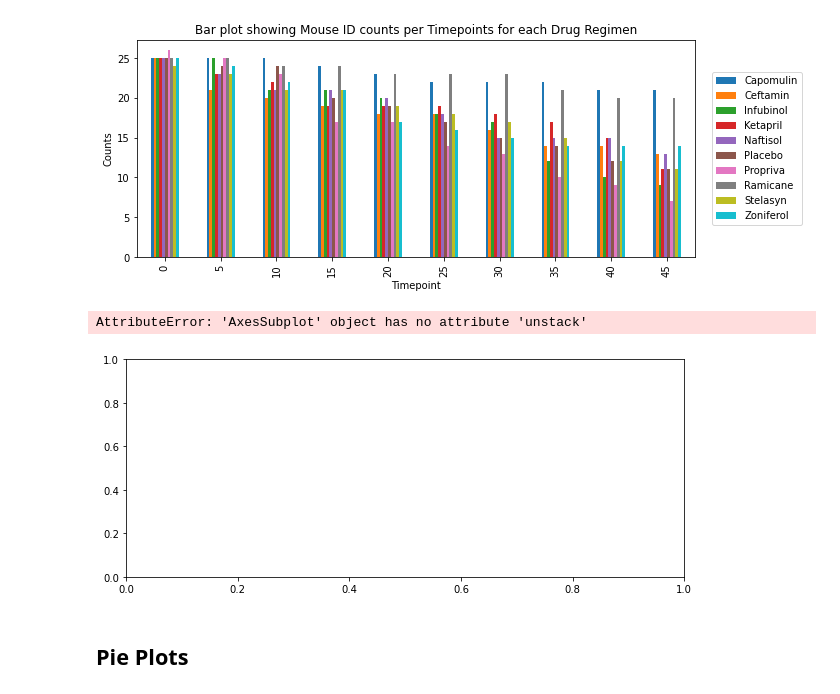
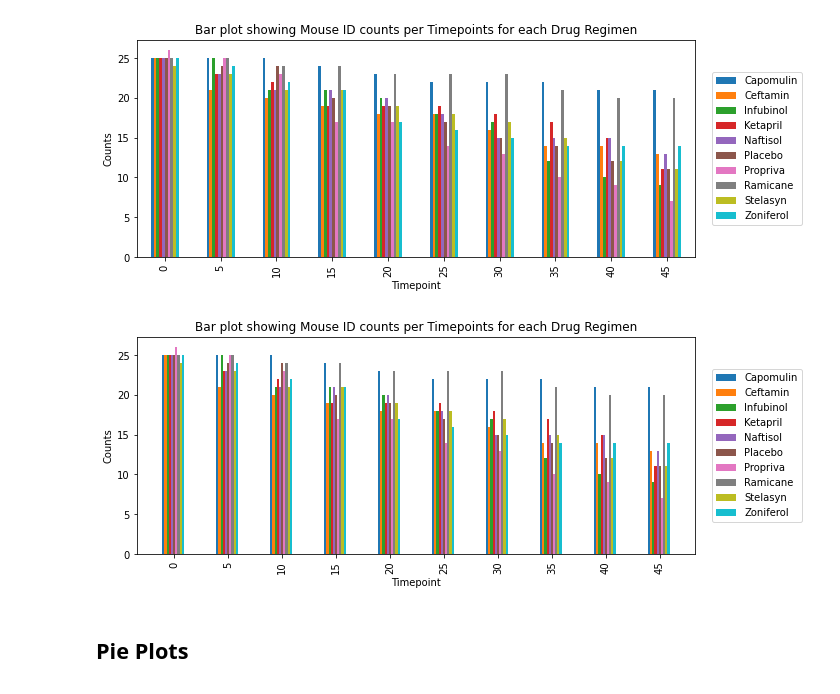
Before and after one commit to nairshanker/matplotlib_challenge, a Jupyter notebook: Pymaceuticals/pymaceuticals_starter_Final.ipynb, the cells around one changed output. Cells and saved outputs as stored; diff of their text form; code cells hidden in the pictures.

```diff
--- a/Pymaceuticals/pymaceuticals_starter_Final.ipynb
+++ b/Pymaceuticals/pymaceuticals_starter_Final.ipynb
@@ -228,28 +235,27 @@ plt.show()
 # %%
 fig, ax = plt.subplots(figsize=(10, 4))
 
-column_list = list(bar_plot_pandas.unstack(0).columns.levels[1])
+column_list = list(bar_plot_grouping.unstack(0).columns.levels[1])
 
 cmap = cm.get_cmap('tab10')
 
 bar_width = 0.2
 
 for num, i in enumerate(column_list):
-    ax.bar(bar_plot_pandas.unstack(0).index + num * bar_width - len(bar_plot_pandas.unstack(0).index) / 2 * bar_width,
-           bar_plot_pandas.unstack(0)['count'][i],
+    ax.bar(bar_plot_grouping.unstack(0).index + num * bar_width - len(bar_plot_grouping.unstack(0).index) / 2 * bar_width,
+           bar_plot_grouping.unstack(0)['count'][i],
            bar_width, label=i, color=cmap(num))
 
 
 plt.title('Bar plot showing Mouse ID counts per Timepoints for each Drug Regimen')
 plt.xlabel('Timepoint')
 plt.ylabel('Counts')
 
-plt.xticks(bar_plot_pandas.unstack(0).index, rotation='vertical')
+plt.xticks(bar_plot_grouping.unstack(0).index, rotation='vertical')
 plt.legend(loc='right', bbox_to_anchor=(1.2, 0.5));
 plt.show()
 # %% [output]
-AttributeError: 'AxesSubplot' object has no attribute 'unstack'
-[figure, old version]
+[figure, new version]
 # %% [markdown]
 ## Pie Plots
 # %%
```
Also changed, not shown: parts of 2 cells of this notebook, 2 other files.
